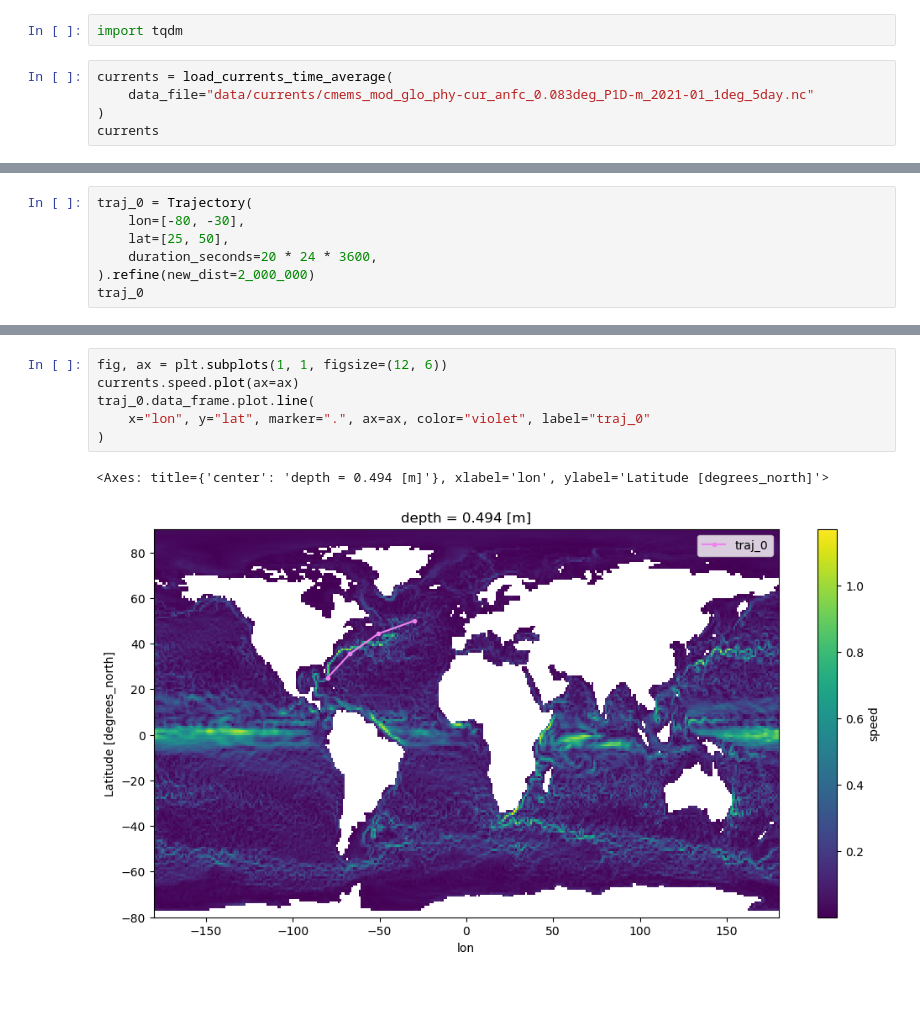
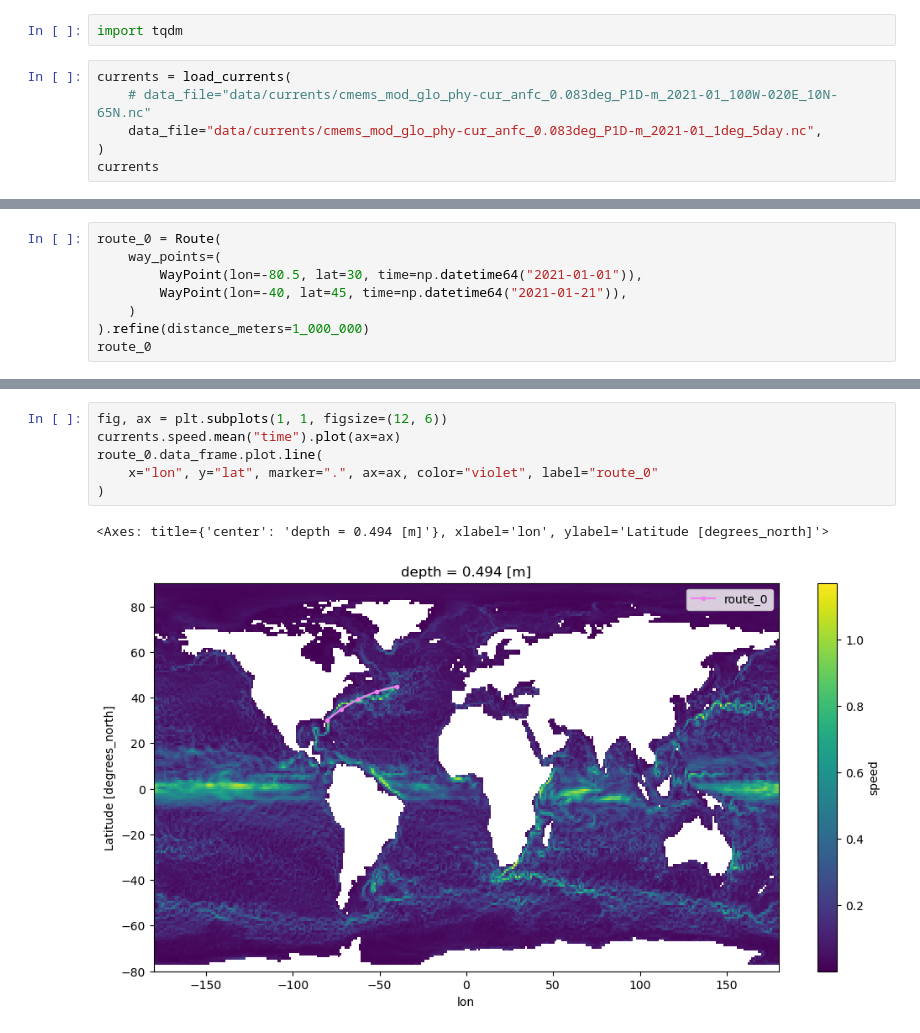
Before and after one commit to willirath/ship_routing, a Jupyter notebook: doc/examples/example_optimisation.ipynb, the cells around one changed output, grey strips where cells are left out. Drawn from its saved outputs; the diff is of its cells as text; blank space fills up the shorter version.

```diff
--- a/doc/examples/example_optimisation.ipynb
+++ b/doc/examples/example_optimisation.ipynb
@@ -8,8 +16,9 @@ import numpy as np
 # %%
 import tqdm
 # %%
-currents = load_currents_time_average(
-    data_file="data/currents/cmems_mod_glo_phy-cur_anfc_0.083deg_P1D-m_2021-01_1deg_5day.nc"
+currents = load_currents(
+    # data_file="data/currents/cmems_mod_glo_phy-cur_anfc_0.083deg_P1D-m_2021-01_100W-020E_10N-65N.nc"
+    data_file="data/currents/cmems_mod_glo_phy-cur_anfc_0.083deg_P1D-m_2021-01_1deg_5day.nc",
 )
 currents
 # %% [output]
@@ -41,8 +65,9 @@ Data variables:
 # %%
-traj_0 = Trajectory(
-    lon=[-80, -30],
-    lat=[25, 50],
-    duration_seconds=20 * 24 * 3600,
-).refine(new_dist=2_000_000)
-traj_0
+route_0 = Route(
+    way_points=(
+        WayPoint(lon=-80.5, lat=30, time=np.datetime64("2021-01-01")),
+        WayPoint(lon=-40, lat=45, time=np.datetime64("2021-01-21")),
+    )
+).refine(distance_meters=1_000_000)
+route_0
 # %% [output]
@@ -54,9 +84,9 @@ traj_0
 # %%
 fig, ax = plt.subplots(1, 1, figsize=(12, 6))
-currents.speed.plot(ax=ax)
-traj_0.data_frame.plot.line(
-    x="lon", y="lat", marker=".", ax=ax, color="violet", label="traj_0"
+currents.speed.mean("time").plot(ax=ax)
+route_0.data_frame.plot.line(
+    x="lon", y="lat", marker=".", ax=ax, color="violet", label="route_0"
 )
 # %% [output]
 <Axes: title={'center': 'depth = 0.494 [m]'}, xlabel='lon', ylabel='Latitude [degrees_north]'>
-[figure, old version]
+[figure, new version]
```
Also changed, not shown: parts of 24 cells of this notebook.
